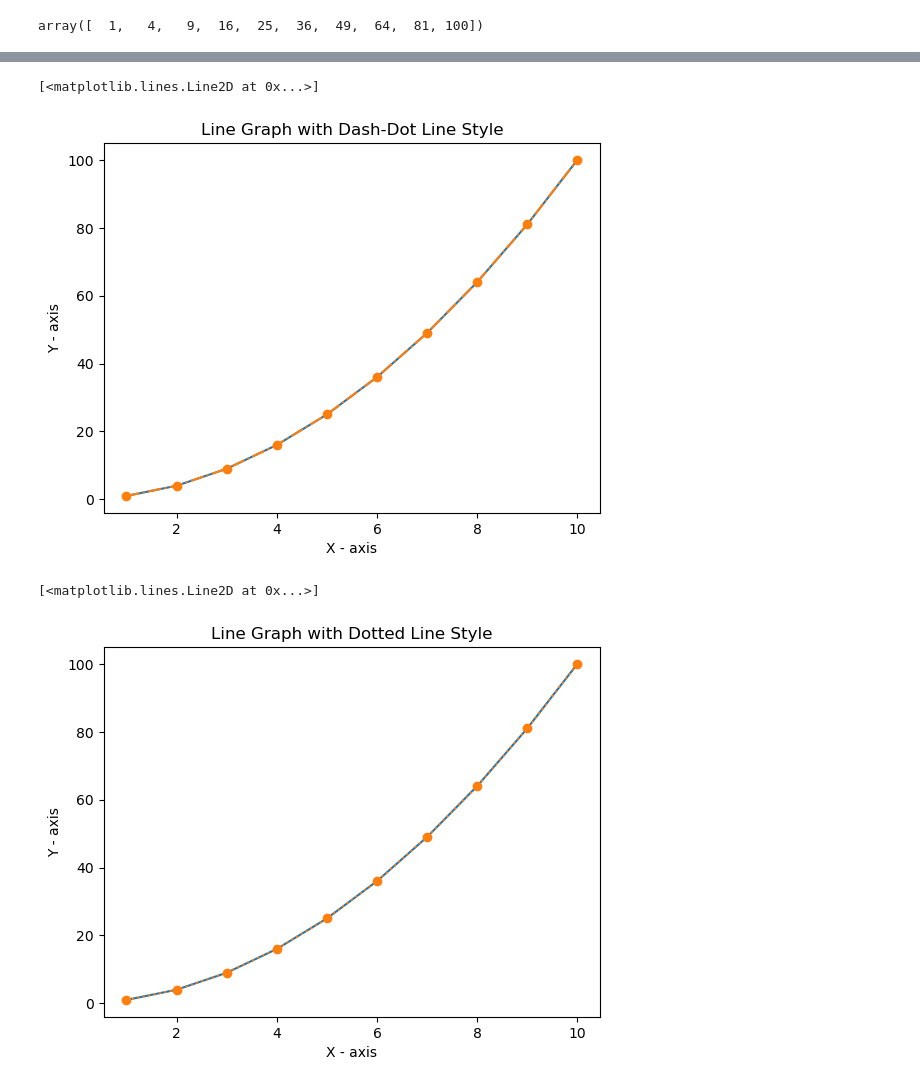
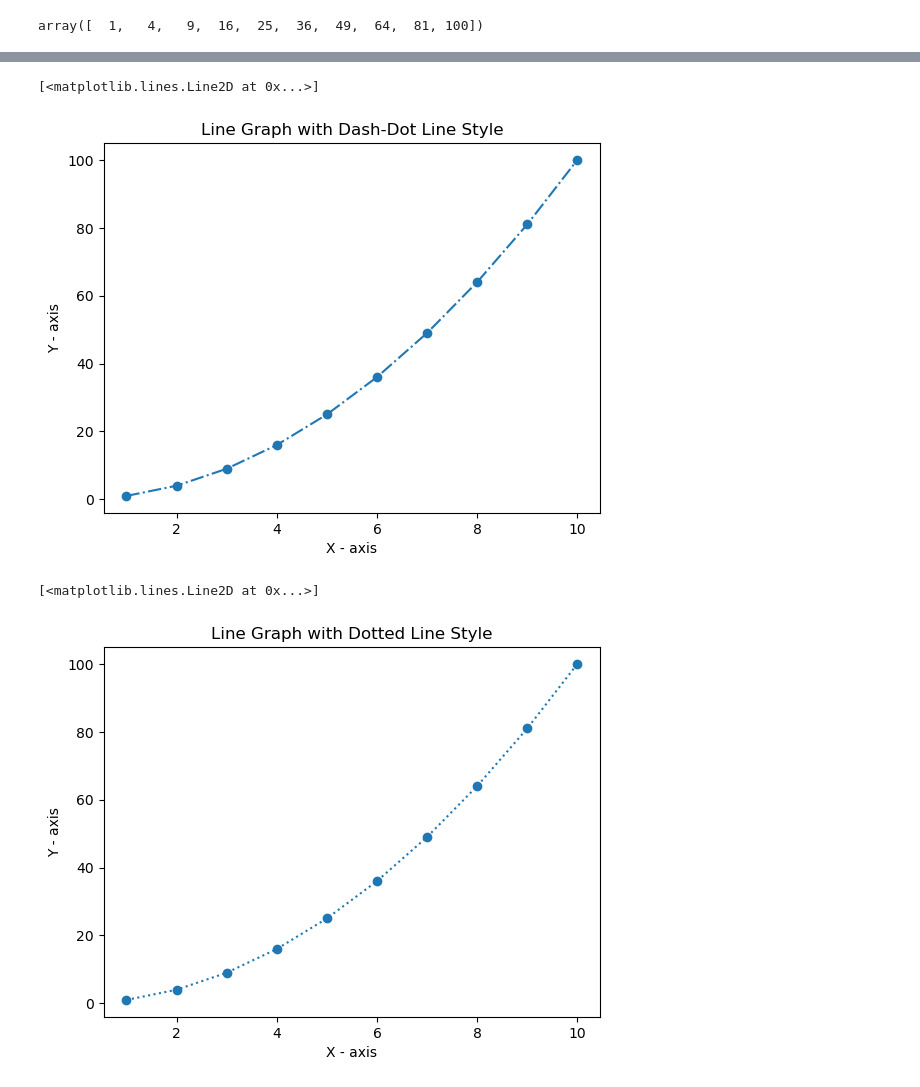
Before and after one commit to vandanasri/MatplotlibLearnings, a Jupyter notebook: LineGraph/LineStyleProperty.ipynb, the cells around one changed output, grey strips where cells are left out. Cells and saved outputs as stored; diff of their text form; code cells hidden in the pictures.

```diff
--- a/LineGraph/LineStyleProperty.ipynb
+++ b/LineGraph/LineStyleProperty.ipynb
@@ -35,15 +33,13 @@ plt.plot(a,b,marker='o', linestyle ='-')
 # %%
-plt.plot(a,b)
 plt.title('Line Graph with Dash-Dot Line Style')
 plt.xlabel('X - axis')
 plt.ylabel('Y - axis')
 #adding marker property as marker ='o' & linestyle='-.'
 plt.plot(a,b,marker='o', linestyle ='-.')
 # %% [output]
 [<matplotlib.lines.Line2D at 0x...>]
-[figure, old version]
+[figure, new version]
 # %%
-plt.plot(a,b)
 plt.title('Line Graph with Dotted Line Style')
 plt.xlabel('X - axis')
 plt.ylabel('Y - axis')
@@ -51,4 +47,4 @@ plt.ylabel('Y - axis')
 plt.plot(a,b,marker='o', linestyle =':')
 # %% [output]
 [<matplotlib.lines.Line2D at 0x...>]
-[figure, old version]
+[figure, new version]
```
Also changed, not shown: parts of 2 cells of this notebook, 1 other file.
